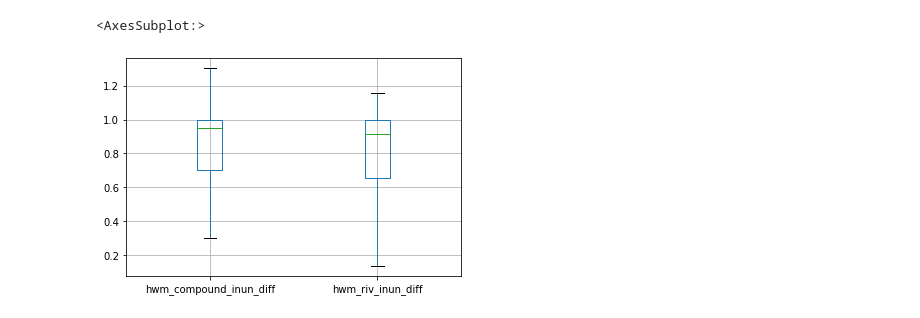
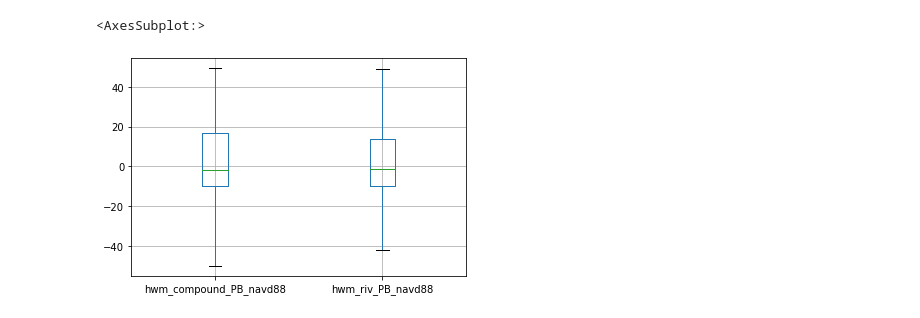
Before and after one commit to ankitghanghas/flood_are_here_si_2022, a Jupyter notebook: join_for_validation.ipynb, the cells around one changed output. Drawn from its saved outputs; the diff is of its cells as text; code cells hidden in the pictures.

```diff
--- a/join_for_validation.ipynb
+++ b/join_for_validation.ipynb
@@ -71,0 +72,33 @@ val_surge['pwl_surge_inun_diff'] = val_surge['pwl_surge_inun_diff'][val_surge['p
+# %%
+## riverine
+# convert ft to m
+val_riv['hwm_m_above_surf'] = ft_to_m(val_riv['height_abo'])
+val_riv['hwm_m_above_navd88'] = ft_to_m(val_riv['elev_ft'])
+# calculate percent bias
+# above surface
+val_riv['hwm_compound_PB_surf'] = percent_bias(val_riv['compound_inun_m_surf'], val_riv['hwm_m_above_surf'])
+val_riv['hwm_riv_PB_surf'] = percent_bias(val_riv['riv_inun_m_surf'], val_riv['hwm_m_above_surf'])
+val_riv['hwm_surge_PB_surf'] = percent_bias(val_riv['surge_inun_m_surf'], val_riv['hwm_m_above_surf'])
+
+# above navd88
+val_riv['hwm_compound_PB_navd88'] = percent_bias(val_riv['compound_inun_m_navd88'], val_riv['hwm_m_above_navd88'])
+val_riv['hwm_riv_PB_navd88'] = percent_bias(val_riv['riv_inun_m_navd88'], val_riv['hwm_m_above_navd88'])
+val_riv['hwm_surge_PB_navd88'] = percent_bias(val_riv['surge_inun_m_navd88'], val_riv['hwm_m_above_navd88'])
+# remove infinite values from dividing by 0
+val_riv['hwm_compound_PB_surf'] = filter_inf(val_riv['hwm_compound_PB_surf'])
+val_riv['hwm_riv_PB_surf'] = filter_inf(val_riv['hwm_riv_PB_surf'])
+val_riv['hwm_surge_PB_surf'] = filter_inf(val_riv['hwm_surge_PB_surf'])
+val_riv['hwm_compound_PB_navd88'] = filter_inf(val_riv['hwm_compound_PB_navd88'])
+val_riv['hwm_riv_PB_navd88'] = filter_inf(val_riv['hwm_riv_PB_navd88'])
+val_riv['hwm_surge_PB_navd88'] = filter_inf(val_riv['hwm_surge_PB_navd88'])
+
+## surge
+# convert ft to m
+val_surge['pwl_m_above_navd88'] = ft_to_m(val_surge['peak_stage'])
+# calculate percent error
+val_surge['pwl_compound_PB_navd88'] = percent_bias(val_surge['compound_inun_m_navd88'], val_surge['pwl_m_above_navd88'])
+val_surge['pwl_riv_PB_navd88'] = percent_bias(val_surge['riv_inun_m_navd88'], val_surge['pwl_m_above_navd88'])
+val_surge['pwl_surge_PB_navd88'] = percent_bias(val_surge['surge_inun_m_navd88'], val_surge['pwl_m_above_navd88'])
+val_surge['pwl_compound_PB_navd88'] = filter_inf(val_surge['pwl_compound_PB_navd88'])
+val_surge['pwl_riv_PB_navd88'] = filter_inf(val_surge['pwl_riv_PB_navd88'])
+val_surge['pwl_surge_PB_navd88'] = filter_inf(val_surge['pwl_surge_PB_navd88'])
@@ -72,12 +117,12 @@ val_surge['pwl_surge_inun_diff'] = val_surge['pwl_surge_inun_diff'][val_surge['p
 # %%
 val_riv.boxplot(
     column = [
-        'hwm_compound_inun_diff',
-        'hwm_riv_inun_diff',
-        # 'hwm_surge_inun_diff'
+        'hwm_compound_PB_navd88',
+        'hwm_riv_PB_navd88',
+        # 'hwm_surge_PB_navd88'
     ],
     showfliers = False
     )
 # %% [output]
 <AxesSubplot:>
-[figure, old version]
+[figure, new version]
```
Also changed, not shown: parts of 10 cells of this notebook.
